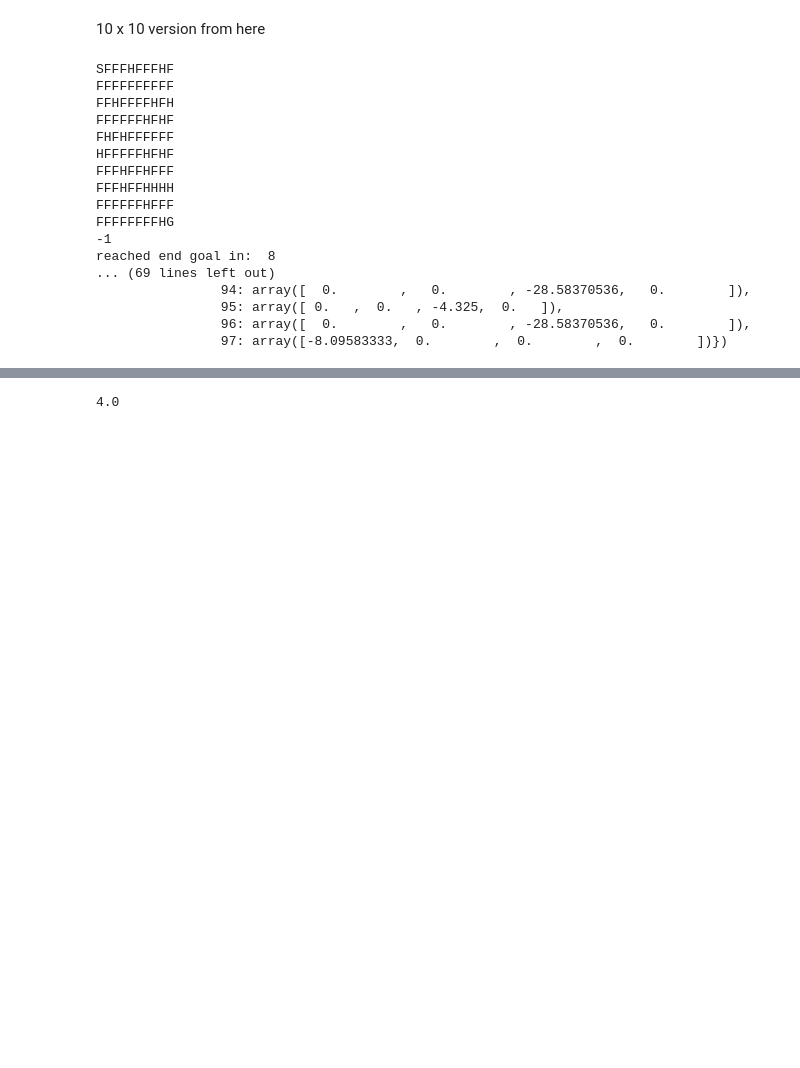
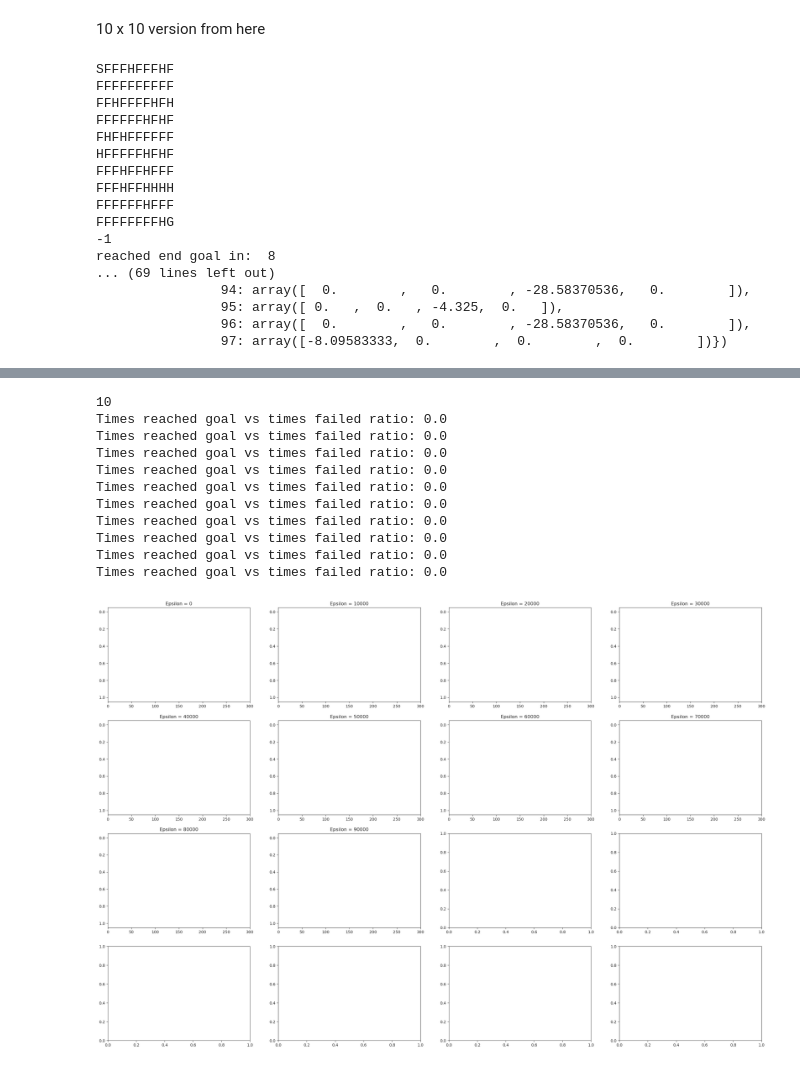
Before and after one commit to thebirdgr/ME5406-project-1, a Jupyter notebook: Untitled.ipynb, the cells around one changed output, grey strips where cells are left out. Saved outputs shown, nothing was run; the diff lists cells and outputs as text; code cells hidden in the pictures; blank space fills up the shorter version.

```diff
--- a/Untitled.ipynb
+++ b/Untitled.ipynb
@@ -865,5 +928,79 @@ plt.show()
 # %%
-from math import sqrt
-print(sqrt(env.observation_space.n))
+# Evaluating the Q-learning policy
+
+cores = len(Q_list)
+
+print(cores)
+subplot_size = math.ceil(math.sqrt(cores))
+
+figure, axis = plt.subplots(subplot_size, subplot_size)
+
+plt.rcParams["figure.figsize"] = (30,20)
+
+curve = np.array([1,2,3,4,5])
+
+
+
+for r in range(cores):
+
+    end_list = []
+    steps_goal = []
+    steps_end = []
+
+    for i in range(1000):
+        state = env.reset()
+        steps = 0
+        size = int(math.sqrt(env.observation_space.n))
+        done = False
+        while not done:
+            max_action = env.action_space.sample()
+            for action in range(env.action_space.n):
+                if Q[(state, max_action)]["a"] < Q[(state, action)]["a"]:
+                    max_action = action
+
+            next_state, reward, done, info = env.step(max_action)
+            steps += 1
+            if(env.desc[next_state//size][next_state%size] == b"G"):
+                # print(len(steps_per_episode_goal))
+                # print("Steps to reach goal: ", steps)
+                steps_goal.append(steps)
+                reward = 1
+            elif(env.desc[next_state//size][next_state%size] == b"H"): # need to add the holes
+                # print("Steps to reach hsoles: ", steps)
+                steps_end.append(steps)
+                reward = -1
+            else:
+                reward = 0
+            state = next_state
+
+
+
+        # end_list.append(steps)
+        # print("Steps to reach goal: ", steps)
+    # print(len(end_list))
+    # y = [np.polyval(curve, p) for p in end_list]
+    # axis[r//subplot_size, r%subplot_size].hist(steps_end, color = 'g', orientation='horizontal')
+    txt = f'Times reached goal vs times failed ratio: {len(steps_goal)/len(steps_end)}'
+    print(txt)
+    axis[r//subplot_size, r%subplot_size].hist(steps_goal, color = 'r', orientation='horizontal')
+    axis[r//subplot_size, r%subplot_size].set_title(f'Epsilon = {r*10000}')
+    axis[r//subplot_size, r%subplot_size].invert_yaxis()
+    axis[r//subplot_size, r%subplot_size].axis(xmin=0,xmax=300)
+
+plt.subplots_adjust(left=None, bottom=None, right=None, top=None, wspace=None, hspace=0.2)
+# plt.savefig('ql-10-changing_no_of_episodes.png')
+
+plt.show()
 # %% [output]
-4.0
+10
+Times reached goal vs times failed ratio: 0.0
+Times reached goal vs times failed ratio: 0.0
+Times reached goal vs times failed ratio: 0.0
+Times reached goal vs times failed ratio: 0.0
+Times reached goal vs times failed ratio: 0.0
+Times reached goal vs times failed ratio: 0.0
+Times reached goal vs times failed ratio: 0.0
+Times reached goal vs times failed ratio: 0.0
+Times reached goal vs times failed ratio: 0.0
+Times reached goal vs times failed ratio: 0.0
+[figure, added]
```
Also changed, not shown: parts of 6 cells of this notebook, 4 other files.
